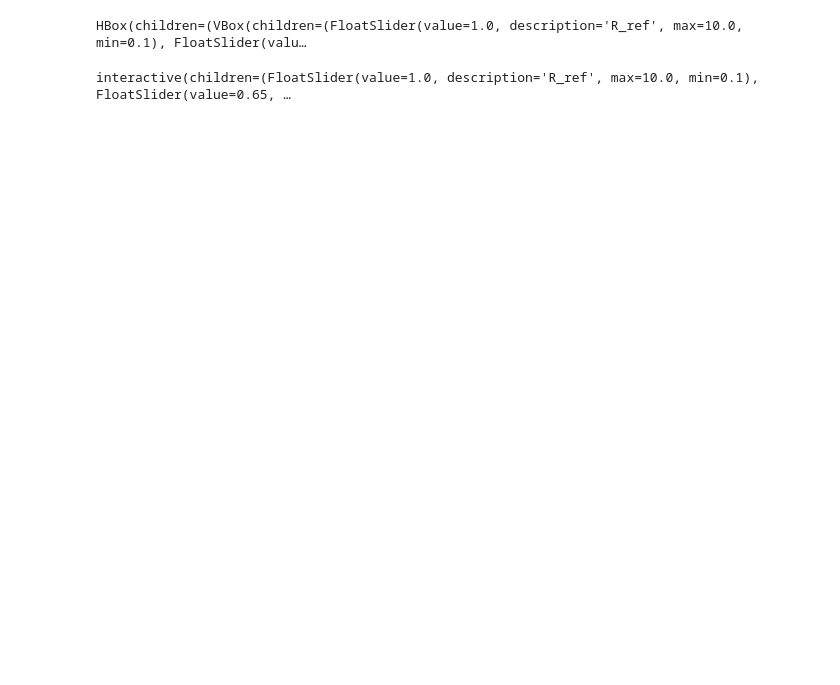
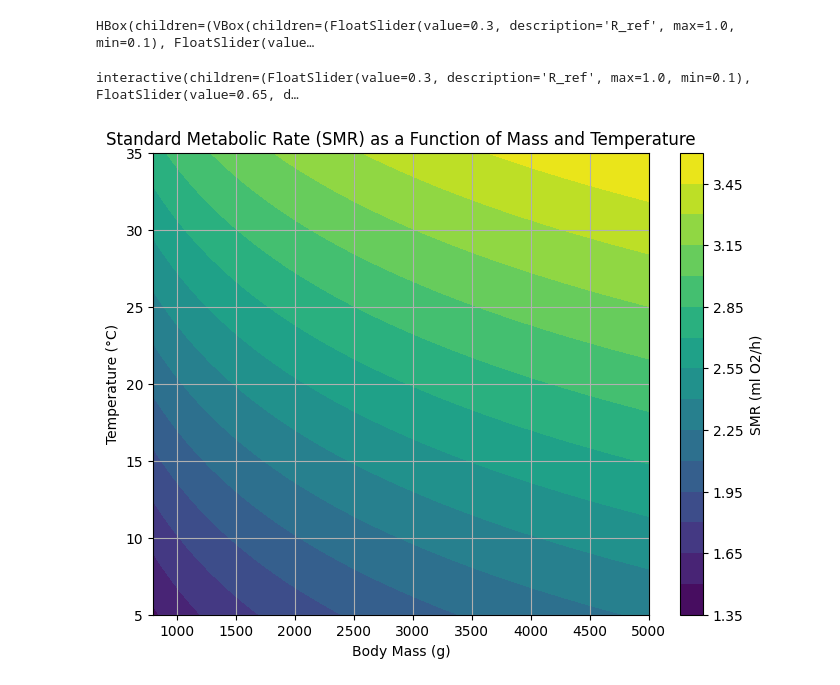
Before and after one commit to michaelremington2/therma_sim, a Jupyter notebook: src/therma_sim/tpc.ipynb, the cells around one changed output. Saved outputs shown, nothing was run; the diff lists cells and outputs as text; code cells hidden in the pictures; blank space fills up the shorter version.

```diff
--- a/src/therma_sim/tpc.ipynb
+++ b/src/therma_sim/tpc.ipynb
@@ -53,8 +53,8 @@ E_A_slider = FloatSlider(min=0.1, max=2.0, step=0.1, value=0.65, description='E_
 E_L_slider = FloatSlider(min=-10, max=10, step=0.1, value=-5, description='E_L')
 T_L_slider = FloatSlider(min=0.0, max=20.0, step=0.5, value=15, description='T_L (°C)')
 E_H_slider = FloatSlider(min=0.1, max=10.0, step=0.1, value=5, description='E_H')
-T_H_slider = FloatSlider(min=20.0, max=60.0, step=0.5, value=40.0, description='T_H (°C)')
-T_ref_slider = FloatSlider(min=0.0, max=50.0, step=0.5, value=25.0, description='T_ref (°C)')
+T_H_slider = FloatSlider(min=20.0, max=60.0, step=0.5, value=32.0, description='T_H (°C)')
+T_ref_slider = FloatSlider(min=0.0, max=50.0, step=0.5, value=28.0, description='T_ref (°C)')
 P_max_slider = FloatSlider(min=0.1, max=10.0, step=0.1, value=0.3, description='P_max (Gaussian)')
 T_opt_slider = FloatSlider(min=10.0, max=40.0, step=1.0, value=28, description='T_opt (Gaussian)')
 w_slider = FloatSlider(min=1.0, max=20.0, step=1.0, value=5.0, description='w (Gaussian)')
@@ -76,5 +76,34 @@ ui = HBox([sliders])
 display(ui)
 interactive_plot()
 # %% [output]
-HBox(children=(VBox(children=(FloatSlider(value=1.0, description='R_ref', max=10.0, min=0.1), FloatSlider(valu…
+HBox(children=(VBox(children=(FloatSlider(value=0.3, description='R_ref', max=1.0, min=0.1), FloatSlider(value…
-interactive(children=(FloatSlider(value=1.0, description='R_ref', max=10.0, min=0.1), FloatSlider(value=0.65, …
+interactive(children=(FloatSlider(value=0.3, description='R_ref', max=1.0, min=0.1), FloatSlider(value=0.65, d…
+# %%
+import numpy as np
+import matplotlib.pyplot as plt
+# Eastern diamond backs
+# Function for the SMR relationship based on the paper's equation
+def smr(mass, temp):
+    return 0.930 + np.log10(mass) + (0.044 * temp) - 2.58
+
+# Generate values for body mass and temperature
+mass_values = np.linspace(800, 5000, 100)  # Mass range of 800g to 5000g
+temperature_values = np.linspace(5, 35, 100)  # Temperature range from 5°C to 35°C
+
+# Create a grid of mass and temperature values for plotting
+mass_grid, temp_grid = np.meshgrid(mass_values, temperature_values)
+
+# Calculate SMR for each combination of mass and temperature
+smr_values = smr(mass_grid, temp_grid)
+
+# Plotting the SMR as a function of mass and temperature
+plt.figure(figsize=(8, 6))
+contour = plt.contourf(mass_grid, temp_grid, smr_values, cmap='viridis', levels=20)
+plt.colorbar(contour, label='SMR (ml O2/h)')
+plt.title('Standard Metabolic Rate (SMR) as a Function of Mass and Temperature')
+plt.xlabel('Body Mass (g)')
+plt.ylabel('Temperature (°C)')
+plt.grid(True)
+plt.show()
+# %% [output]
+[figure, added]
```
Also changed, not shown: parts of 1 cell of this notebook, 5 other files.
